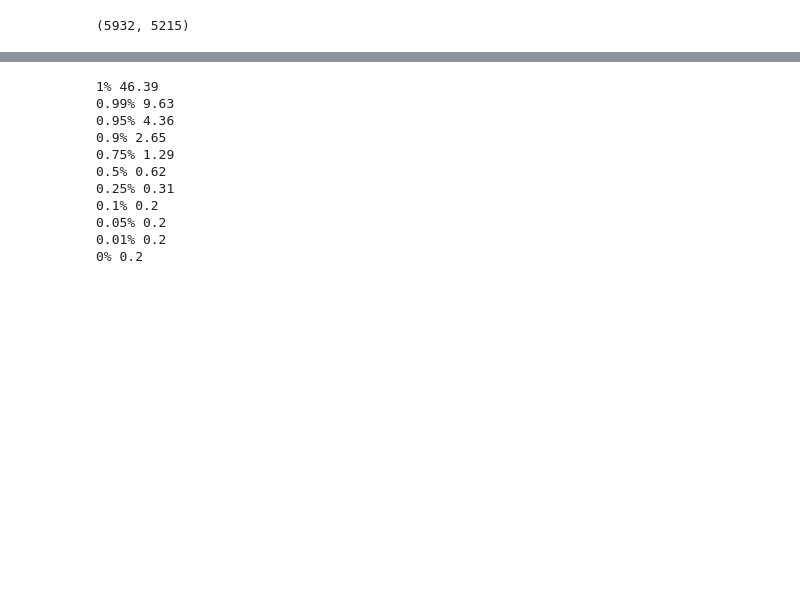
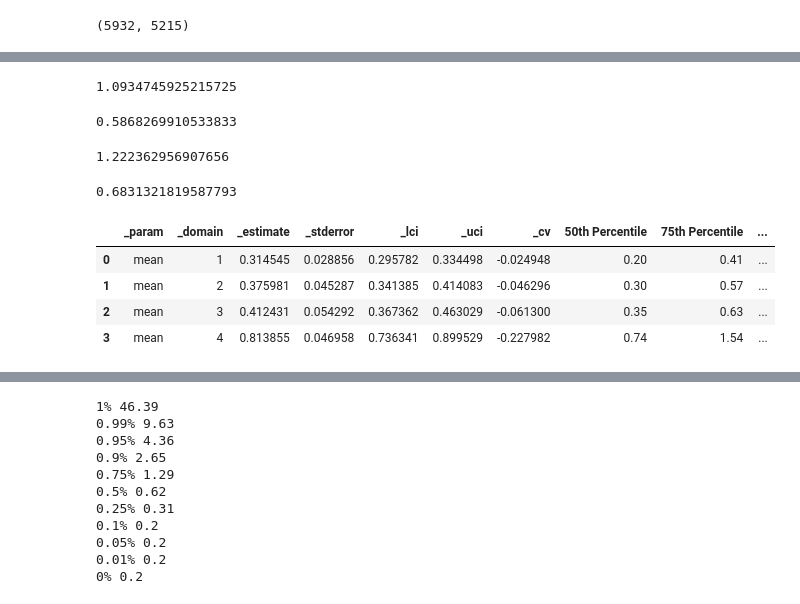
Before and after one commit to kevintcaron/nhanes-reimagined, a Jupyter notebook: Percentile Testing.ipynb, the cells around one changed output, grey strips where cells are left out. Saved outputs shown, nothing was run; the diff lists cells and outputs as text; code cells hidden in the pictures; blank space fills up the shorter version.

```diff
--- a/Percentile Testing.ipynb
+++ b/Percentile Testing.ipynb
@@ -26,6 +26,7 @@ demo = pd.read_sas('https://wwwn.cdc.gov/Nchs/Nhanes/2013-2014/DEMO_H.XPT')
 df = pd.merge(df, demo, on='SEQN', how='inner')
 
 var = 'LBXTHG'
+weight = 'WTSH2YR'
 # %%
 # Create groupings
 
@@ -160,0 +168,28 @@ len(df), len(df2)
+# %%
+# simple mean of non-null blo0d mercury = 1.0934 ng/mL
+merc.sum()/len(merc)
+# %% [output]
+1.0934745925215725
+# %%
+# simple geomean of non-null blo0d mercury = 0.5868 ng/mL
+merc = np.array(merc)
+log_merc = np.log(merc)
+np.exp(np.mean(log_merc))
+# %% [output]
+0.5868269910533833
+# %%
+# weighted mean of non-null blood mercury = 1.2224 ng/mL
+df_merc = df[df['LBXTHG'].notnull()]
+df_merc = df_merc.copy()
+df_merc['merc_x_wts'] = df_merc['LBXTHG']*df_merc['WTSH2YR']
+df_merc['merc_x_wts'].sum() / df_merc['WTSH2YR'].sum()
+# %% [output]
+1.222362956907656
+# %%
+# weighted geomean of non-null blood mercury = 0.6831 ng/mL (correct!)
+df_merc = df[df['LBXTHG'].notnull()]
+df_merc = df_merc.copy()
+df_merc['merc_x_wts_log'] = np.log(df_merc['LBXTHG']) * df_merc['WTSH2YR']
+np.exp(df_merc['merc_x_wts_log'].sum() / df_merc['WTSH2YR'].sum())
+# %% [output]
+0.6831321819587793
@@ -160,0 +274,50 @@ len(df), len(df2)
+# %%
+def get_geomean(unweighted_df, variable, weight, domain=None, max_value=None, min_value=None):
+    """Computes geomean and 95% confidence intervals for single survey period
+
+    Params:
+    unweighted_df - unweighted_df for single survey period
+    variable - varaible of interest as string (e.g. 'LBXCOT')
+    weight - specified sample weights to use (e.g. 'WTMEC2YR')
+    domain - optional param for specifiying result split by subgroups
+
+    Returns:
+    df of geomeans and 95% confidence intervals for specified arguments
+    """
+
+    if max_value is not None or min_value is not None:
+        unweighted_df = handle_max_min(unweighted_df, variable, max_value, min_value)
+
+    var_prop = TaylorEstimator("mean")
+
+    if domain == None:
+        var_prop.estimate(y=np.log(unweighted_df[variable]),
+                          samp_weight=unweighted_df[weight],
+                          stratum=unweighted_df["SDMVSTRA"],
+                          psu=unweighted_df["SDMVPSU"],
+                          remove_nan=True)
+
+    else:
+        var_prop.estimate(y=np.log(unweighted_df[variable]),
+                          samp_weight=unweighted_df[weight],
+                          stratum=unweighted_df["SDMVSTRA"],
+                          psu=unweighted_df["SDMVPSU"],
+                          domain=unweighted_df[domain],
+                          remove_nan=True)
+
+    df = var_prop.to_dataframe()
+    df['_estimate'] = np.e ** df['_estimate']
+    df['_lci'] = np.e ** df['_lci']
+    df['_uci'] = np.e ** df['_uci']
+
+    df = get_percentiles(df, unweighted_df, variable, weight, domain=domain, max_value=None, min_value=None)
+
+    return df
+
+get_geomean(df, var, weight, domain='age_grp')
+# %% [output]
+|  | _param | _domain | _estimate | _stderror | _lci | _uci | _cv | 50th Percentile | 75th Percentile | ... |
+| 0 | mean | 1 | 0.314545 | 0.028856 | 0.295782 | 0.334498 | -0.024948 | 0.20 | 0.41 | ... |
+| 1 | mean | 2 | 0.375981 | 0.045287 | 0.341385 | 0.414083 | -0.046296 | 0.30 | 0.57 | ... |
+| 2 | mean | 3 | 0.412431 | 0.054292 | 0.367362 | 0.463029 | -0.061300 | 0.35 | 0.63 | ... |
+| 3 | mean | 4 | 0.813855 | 0.046958 | 0.736341 | 0.899529 | -0.227982 | 0.74 | 1.54 | ... |
```
Also changed, not shown: parts of 12 cells of this notebook, 1 other file.
